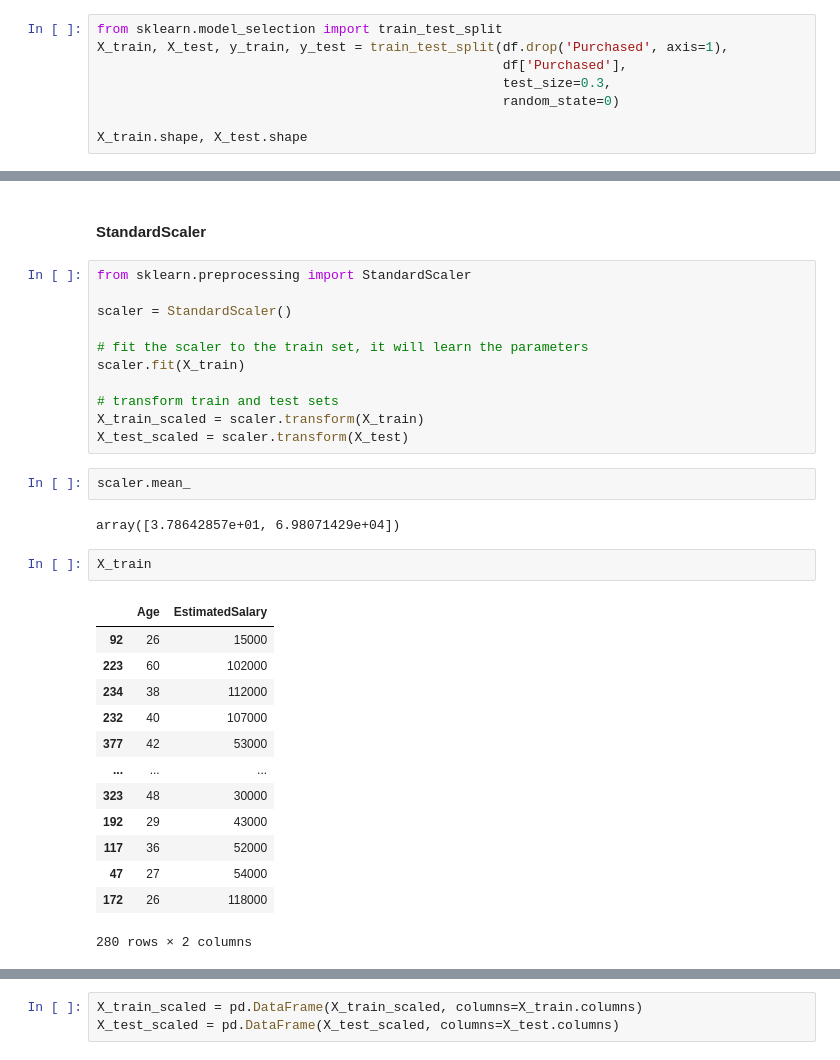
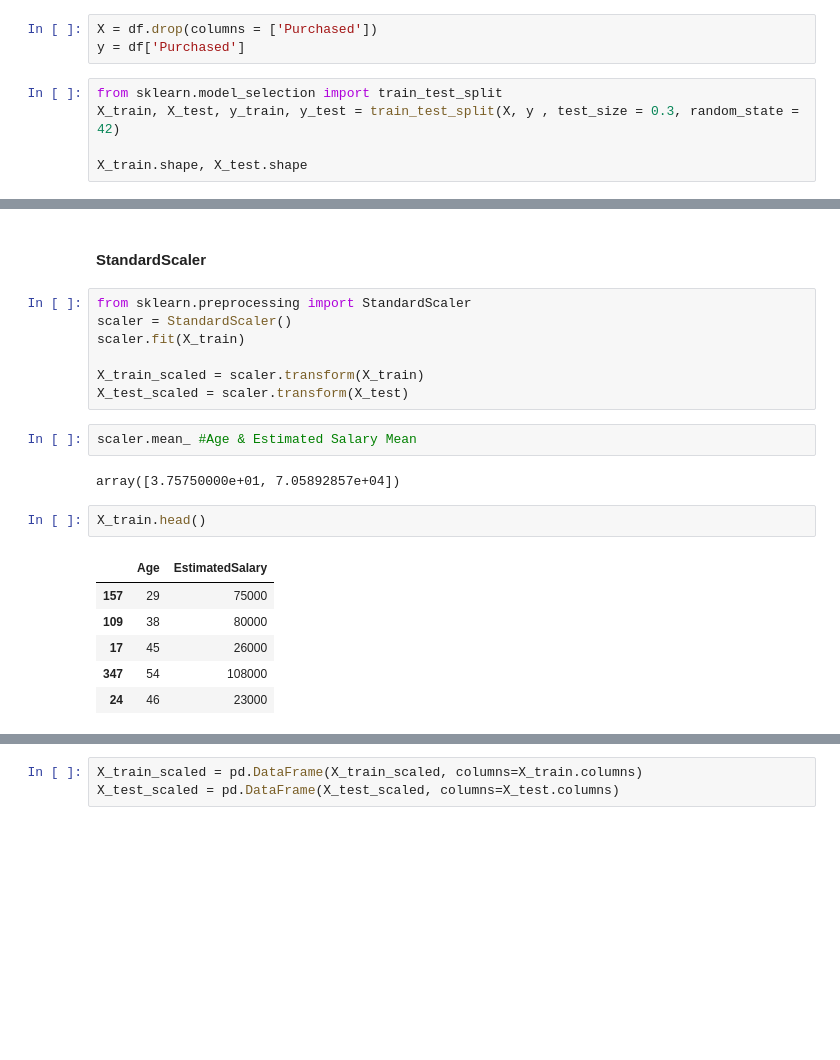
Before and after one commit to amandeep-singh28/100-Days-of-Machine-Learning---CampusX, a Jupyter notebook: 10_FeatureScaling/standardization.ipynb, the cells around one changed output, grey strips where cells are left out. Drawn from its saved outputs; the diff is of its cells as text; blank space fills up the shorter version.

```diff
--- a/10_FeatureScaling/standardization.ipynb
+++ b/10_FeatureScaling/standardization.ipynb
@@ -19,11 +28,11 @@ df.sample(5)
 # %% [markdown]
 #### Train test split
+# %%
+X = df.drop(columns = ['Purchased'])
+y = df['Purchased']
 # %%
 from sklearn.model_selection import train_test_split
-X_train, X_test, y_train, y_test = train_test_split(df.drop('Purchased', axis=1),
-                                                    df['Purchased'],
-                                                    test_size=0.3,
-                                                    random_state=0)
+X_train, X_test, y_train, y_test = train_test_split(X, y , test_size = 0.3, random_state = 42)
 
 X_train.shape, X_test.shape
 # %% [output]
@@ -32,35 +41,24 @@ X_train.shape, X_test.shape
 #### StandardScaler
 # %%
 from sklearn.preprocessing import StandardScaler
-
 scaler = StandardScaler()
-
-# fit the scaler to the train set, it will learn the parameters
 scaler.fit(X_train)
 
-# transform train and test sets
 X_train_scaled = scaler.transform(X_train)
 X_test_scaled = scaler.transform(X_test)
 # %%
-scaler.mean_
+scaler.mean_ #Age & Estimated Salary Mean
 # %% [output]
-array([3.78642857e+01, 6.98071429e+04])
+array([3.75750000e+01, 7.05892857e+04])
 # %%
-X_train
+X_train.head()
 # %% [output]
 |  | Age | EstimatedSalary |
-| 92 | 26 | 15000 |
-| 223 | 60 | 102000 |
-| 234 | 38 | 112000 |
-| 232 | 40 | 107000 |
-| 377 | 42 | 53000 |
-| ... | ... | ... |
-| 323 | 48 | 30000 |
-| 192 | 29 | 43000 |
-| 117 | 36 | 52000 |
-| 47 | 27 | 54000 |
-| 172 | 26 | 118000 |
+| 157 | 29 | 75000 |
+| 109 | 38 | 80000 |
+| 17 | 45 | 26000 |
+| 347 | 54 | 108000 |
+| 24 | 46 | 23000 |
-280 rows × 2 columns
 # %%
 X_train_scaled
 # %% [output]
```
Also changed, not shown: parts of 15 cells of this notebook.
